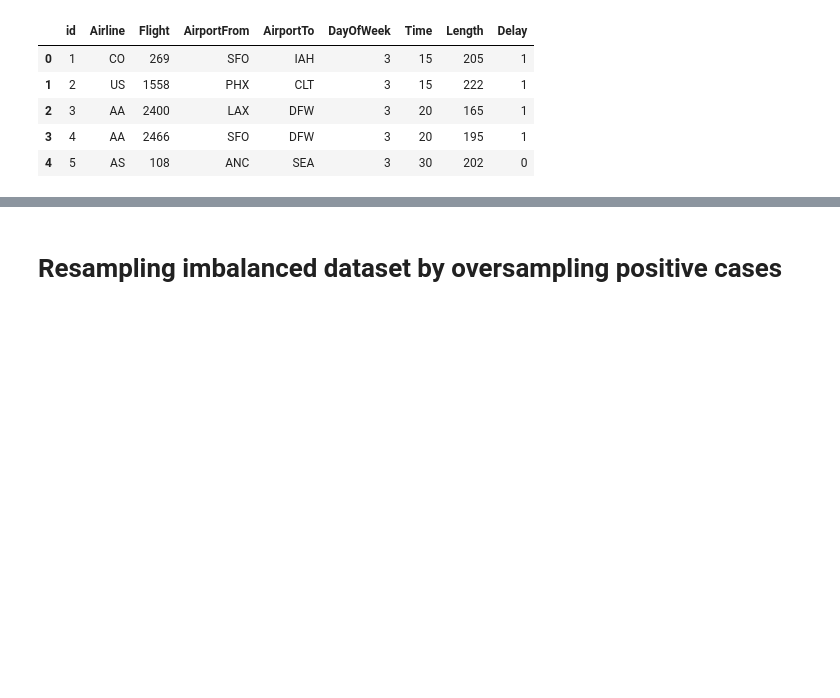
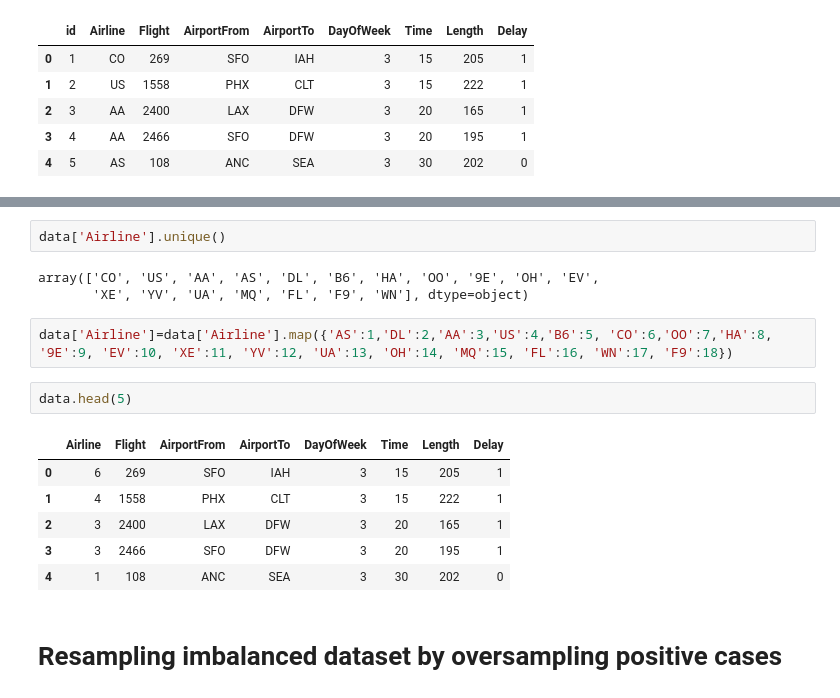
Before and after one commit to chandru1003/Kaggle, a Jupyter notebook: airline-delay.ipynb, the cells around one changed output, grey strips where cells are left out. Drawn from its saved outputs; the diff is of its cells as text; blank space fills up the shorter version.

```diff
--- a/airline-delay.ipynb
+++ b/airline-delay.ipynb
@@ -152,3 +177,19 @@ data.head()
+# %%
+data['Airline'].unique()
+# %% [output]
+array(['CO', 'US', 'AA', 'AS', 'DL', 'B6', 'HA', 'OO', '9E', 'OH', 'EV',
+       'XE', 'YV', 'UA', 'MQ', 'FL', 'F9', 'WN'], dtype=object)
+# %%
+data['Airline']=data['Airline'].map({'AS':1,'DL':2,'AA':3,'US':4,'B6':5, 'CO':6,'OO':7,'HA':8, '9E':9, 'EV':10, 'XE':11, 'YV':12, 'UA':13, 'OH':14, 'MQ':15, 'FL':16, 'WN':17, 'F9':18})
+# %%
+data.head(5)
+# %% [output]
+|  | Airline | Flight | AirportFrom | AirportTo | DayOfWeek | Time | Length | Delay |
+| 0 | 6 | 269 | SFO | IAH | 3 | 15 | 205 | 1 |
+| 1 | 4 | 1558 | PHX | CLT | 3 | 15 | 222 | 1 |
+| 2 | 3 | 2400 | LAX | DFW | 3 | 20 | 165 | 1 |
+| 3 | 3 | 2466 | SFO | DFW | 3 | 20 | 195 | 1 |
+| 4 | 1 | 108 | ANC | SEA | 3 | 30 | 202 | 0 |
 # %% [markdown]
 # **Resampling imbalanced dataset by oversampling positive cases**
 # %%
```
Also changed, not shown: parts of 11 cells of this notebook.
